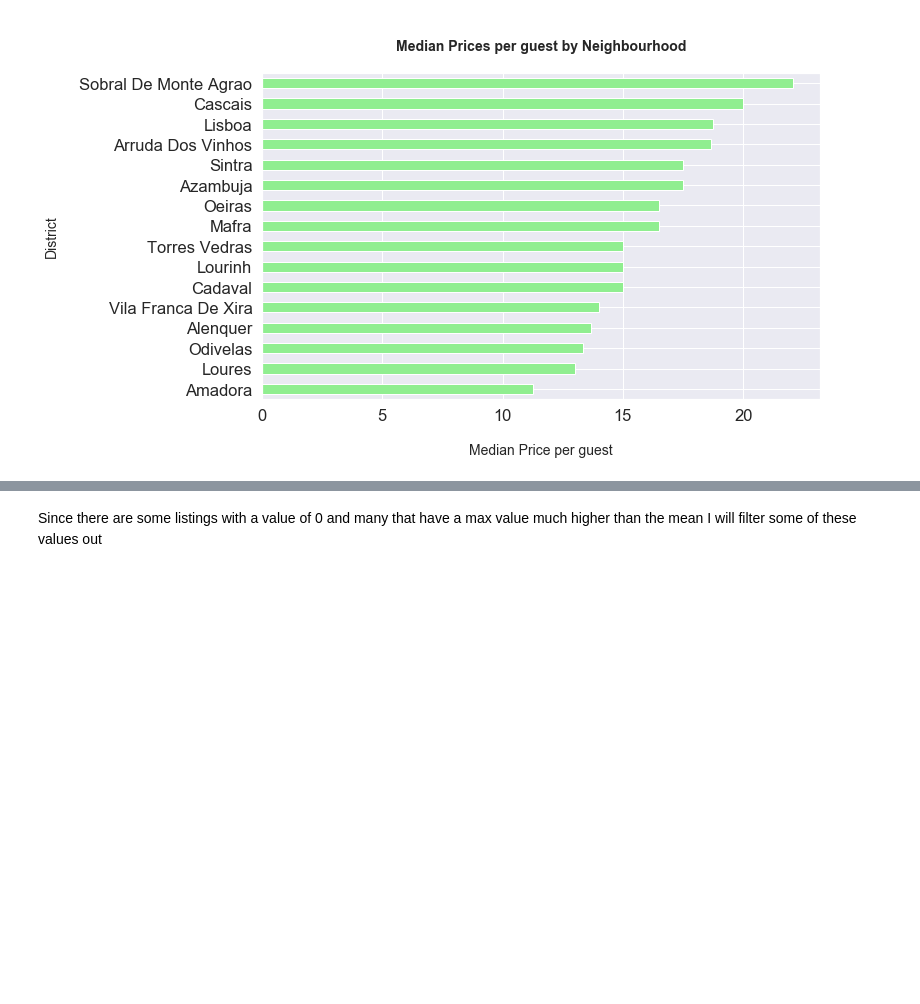
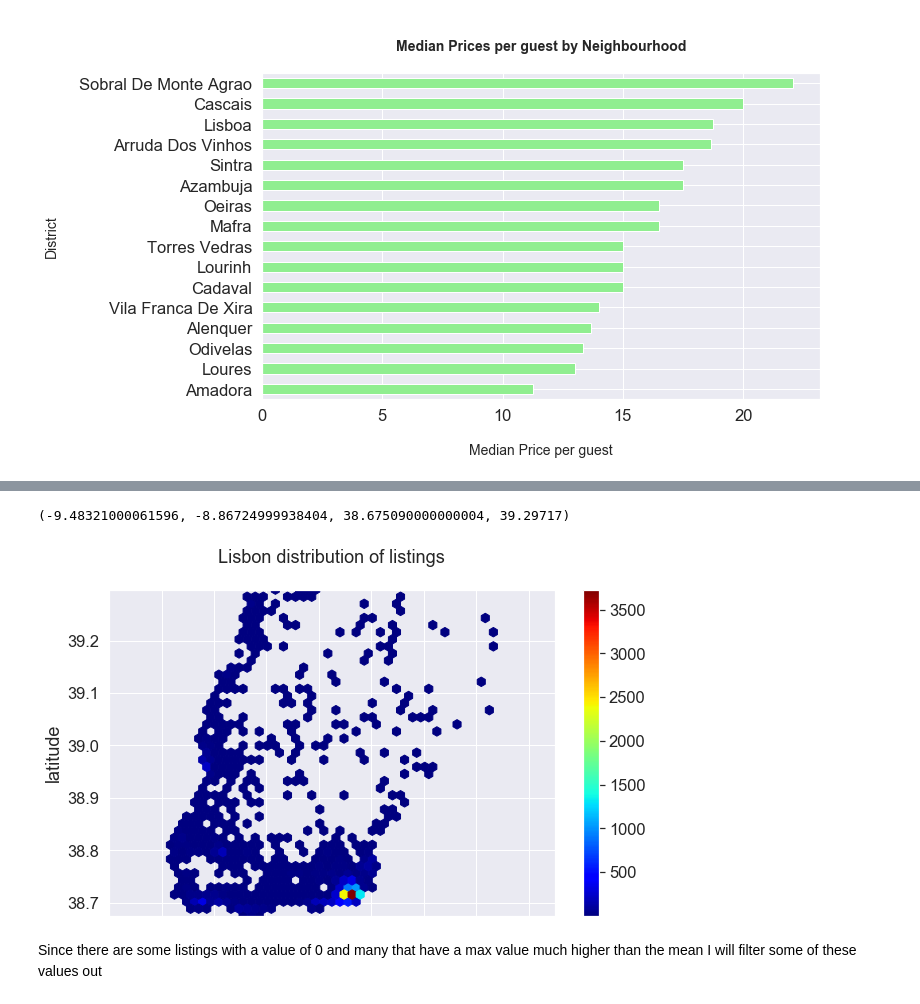
Before and after one commit to sousablde/Airbnb-A-tale-of-2-cities, a Jupyter notebook: Airbnb_a_tale_of_2_cities.ipynb, the cells around one changed output, grey strips where cells are left out. Drawn from its saved outputs; the diff is of its cells as text; code cells hidden in the pictures; blank space fills up the shorter version.

```diff
--- a/Airbnb_a_tale_of_2_cities.ipynb
+++ b/Airbnb_a_tale_of_2_cities.ipynb
@@ -1662,3 +1699,9 @@ Text(0.5, 1.0, '\nMedian Prices per guest by Neighbourhood\n')
+# %%
+lisbon_listings_c.plot(kind='hexbin', x='longitude', y='latitude', gridsize=40,
+    colormap = 'jet',mincnt=1,title = 'Lisbon distribution of listings\n', figsize=(10,6)).axis('equal')
+# %% [output]
+(-9.48321000061596, -8.86724999938404, 38.675090000000004, 39.29717)
+[figure, added]
 # %% [markdown]
 Since there are some listings with a value of 0 and many that have a max value much higher than the mean I will filter some of these values out
 # %%
```
Also changed, not shown: parts of 3 cells of this notebook.
